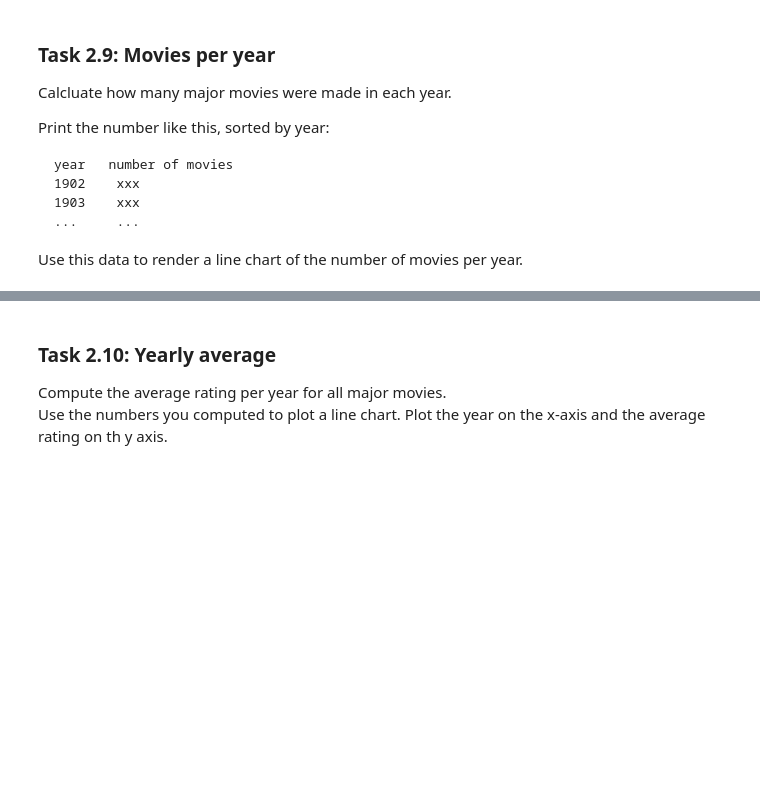
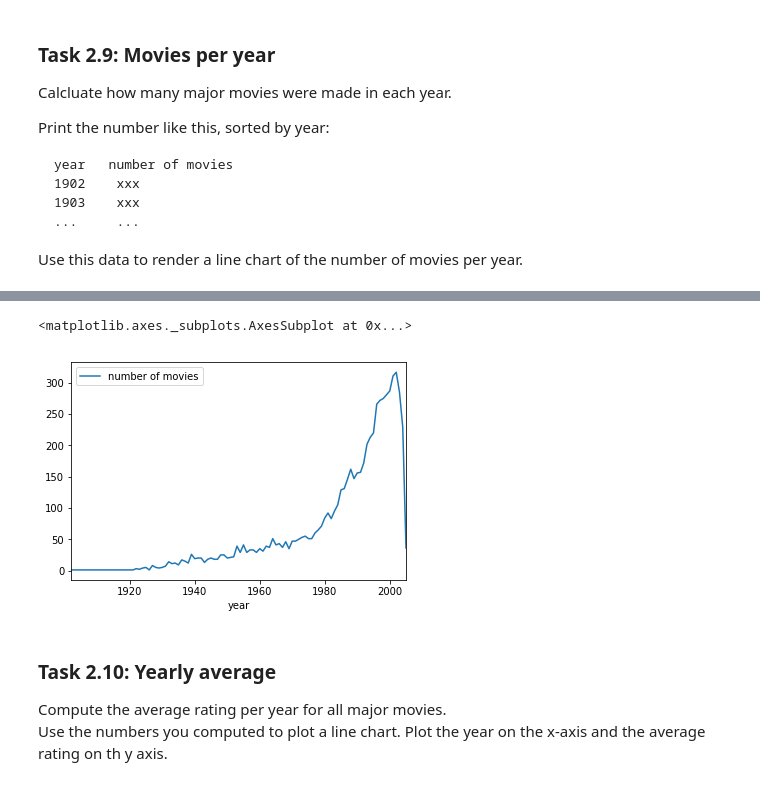
Before and after one commit to AniPatil/Datascience-HW, a Jupyter notebook: 2018-HW3.ipynb, the cells around one changed output, grey strips where cells are left out. Drawn from its saved outputs; the diff is of its cells as text; code cells hidden in the pictures; blank space fills up the shorter version.

```diff
--- a/2018-HW3.ipynb
+++ b/2018-HW3.ipynb
@@ -310,8 +336,7 @@ Print the number like this, sorted by year:
 Use this data to render a line chart of the number of movies per year.
 # %%
 # your code goes here
-plt_line=(maj_mov['year'].value_counts()).sort_index()
-
-s={'year':'number of movies' }
-plt_line('1903')
+grp = maj_mov.groupby("year").size().reset_index()
+grp.columns=['year','number of movies']
+grp
 # %% [output]
@@ -319,8 +361,11 @@ TypeError: 'Series' object is not callable
 # %%
 import matplotlib.pyplot as plt
 %matplotlib inline
 # create the plot here
-plt_line.plot()
+grp.plot(['year'])
+# %% [output]
+<matplotlib.axes._subplots.AxesSubplot at 0x...>
+[figure, added]
 # %% [markdown]
 ### Task 2.10: Yearly average
 
```
Also changed, not shown: parts of 20 cells of this notebook.
